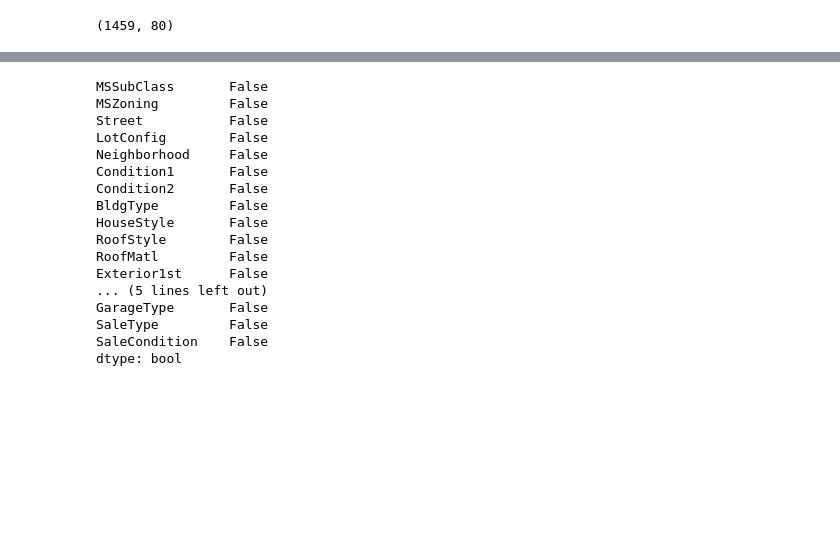
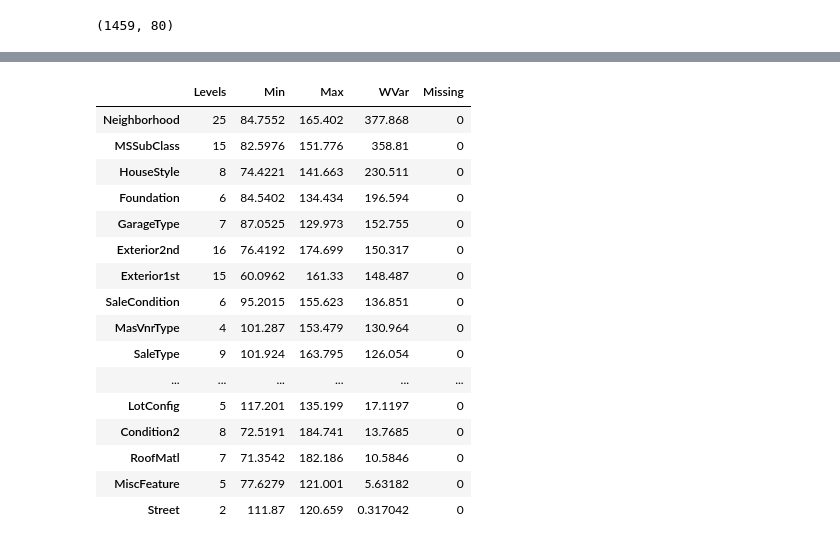
Before and after one commit to simondyates/HousePrices, a Jupyter notebook: HousePriceEDA.ipynb, the cells around one changed output, grey strips where cells are left out. Cells and saved outputs as stored; diff of their text form; code cells hidden in the pictures; blank space fills up the shorter version.

Commit message:
First working multivar regression

```diff
--- a/HousePriceEDA.ipynb
+++ b/HousePriceEDA.ipynb
@@ -88,10 +91,3 @@ contin = ['LotFrontage', 'LotArea', 'MasVnrArea', 'BsmtFinSF1',
         '2ndFlrSF', 'LowQualFinSF', 'GrLivArea', 'GarageArea',
         'WoodDeckSF', 'OpenPorchSF', 'EnclosedPorch', '3SsnPorch',
         'ScreenPorch', 'PoolArea', 'MiscVal']
-
-# It's likely that LotFrontage is NaN when there is none.
-# The R dataset has a comparable proportion of zeros and no Nans
-house.loc[house['LotFrontage'].isna(), 'LotFrontage'] = 0
-# MasVrnArea is na when MasVnrType is also NA.  Probably best to zero these too
-house.loc[house['MasVnrArea'].isna(), 'MasVnrArea'] = 0
-house[contin].isna().sum(axis=0)
@@ -188,3 +171,30 @@ fig5.update_layout(
 # YrSold discussed already
 # %% [output]
 [interactive output not drawn]
+# %%
+# How correlated are these variables?
+# First let's standardize to mean 0, std 1
+
+for col in disc:
+    house_s[col] = (house[col] - house[col].mean()) / house[col].std()
+disc_corr = house_s[disc].T @ house_s[disc] / (nrows-1)
+
+heat = go.Heatmap(z=disc_corr,
+                  x=disc_corr.index,
+                  y=disc_corr.index,
+                  xgap=1, ygap=1,
+                  colorscale='RdBu',
+                  colorbar_thickness=20,
+                  colorbar_ticklen=3,
+                  #hovertext =hovertext,
+                  #hoverinfo='text'
+)
+layout = go.Layout(title_text='Correlations of Discrete Variables', title_x=0.5,
+                   width=600, height=600,
+                   xaxis_showgrid=False,
+                   yaxis_showgrid=False,
+                   yaxis_autorange='reversed'
+                  )
+
+fig4=go.Figure(data=[heat], layout=layout)
+fig4.show()
@@ -205,12 +217,10 @@ for col in nom:
     c = house[col].value_counts()
     nom_summary.loc[col, :] = [house[col].dtype, len(c), max(c), min(c), nrows - c.sum()]
 
-print(nom_summary.sort_values('MaxCount'))
-print('-'*54)
+# print(nom_summary.sort_values('MaxCount'))
+# print('-'*54)
 # Obviously ditch the first two (MiscFeature and Alley)
 # It probably makes sense to throw out variables if > 50% of obs fall into one category
-nom.remove('Alley')
-nom.remove('MiscFeature')
 
 # This df will look at the variation in avg sale price using each variable as a groupby
 nom_pxImpact = pd.DataFrame(index=nom, columns=['Levels', 'Min', 'Max', 'WVar', 'Missing'])
@@ -223,12 +233,9 @@ def wgt_var(x, weights):
 for col in nom:
     # should I look at absolute sale price or per sq ft?  TBD.  Going with per sq ft for now
     df = house.groupby(col)['SalePxSqFt'].agg(['mean', 'count']).sort_values('mean')
-    print(df)
+    # print(df)
     nom_pxImpact.loc[col, :] = [df.shape[0], df['mean'].min(), df['mean'].max(),
                                 wgt_var(df['mean'], df['count']/nrows), nrows - df['count'].sum()]
 
 nom_pxImpact.sort_values('WVar', ascending=False)
-# Let's handle mising in MasVnrType by creating a new level 'Unknown'
-house.loc[house['MasVnrType'].isna(), 'MasVnrType'] = 'Unknown'
-house[nom].isna().any()
 # %% [output]
@@ -252,20 +242,20 @@ Partial        155.622684    123
-MSSubClass       False
-MSZoning         False
-Street           False
-LotConfig        False
-Neighborhood     False
-Condition1       False
-Condition2       False
-BldgType         False
-HouseStyle       False
-RoofStyle        False
-RoofMatl         False
-Exterior1st      False
-... (5 lines left out)
-GarageType       False
-SaleType         False
-SaleCondition    False
-dtype: bool
+|  | Levels | Min | Max | WVar | Missing |
+| Neighborhood | 25 | 84.7552 | 165.402 | 377.868 | 0 |
+| MSSubClass | 15 | 82.5976 | 151.776 | 358.81 | 0 |
+| HouseStyle | 8 | 74.4221 | 141.663 | 230.511 | 0 |
+| Foundation | 6 | 84.5402 | 134.434 | 196.594 | 0 |
+| GarageType | 7 | 87.0525 | 129.973 | 152.755 | 0 |
+| Exterior2nd | 16 | 76.4192 | 174.699 | 150.317 | 0 |
+| Exterior1st | 15 | 60.0962 | 161.33 | 148.487 | 0 |
+| SaleCondition | 6 | 95.2015 | 155.623 | 136.851 | 0 |
+| MasVnrType | 4 | 101.287 | 153.479 | 130.964 | 0 |
+| SaleType | 9 | 101.924 | 163.795 | 126.054 | 0 |
+| ... | ... | ... | ... | ... | ... |
+| LotConfig | 5 | 117.201 | 135.199 | 17.1197 | 0 |
+| Condition2 | 8 | 72.5191 | 184.741 | 13.7685 | 0 |
+| RoofMatl | 7 | 71.3542 | 182.186 | 10.5846 | 0 |
+| MiscFeature | 5 | 77.6279 | 121.001 | 5.63182 | 0 |
+| Street | 2 | 111.87 | 120.659 | 0.317042 | 0 |
 # %%
 # the Ordinal Variables
 ords = ['LotShape', 'LandContour', 'Utilities', 'LandSlope', 'OverallQual',
```
Also changed, not shown: parts of 12 cells of this notebook, 5 other files.
